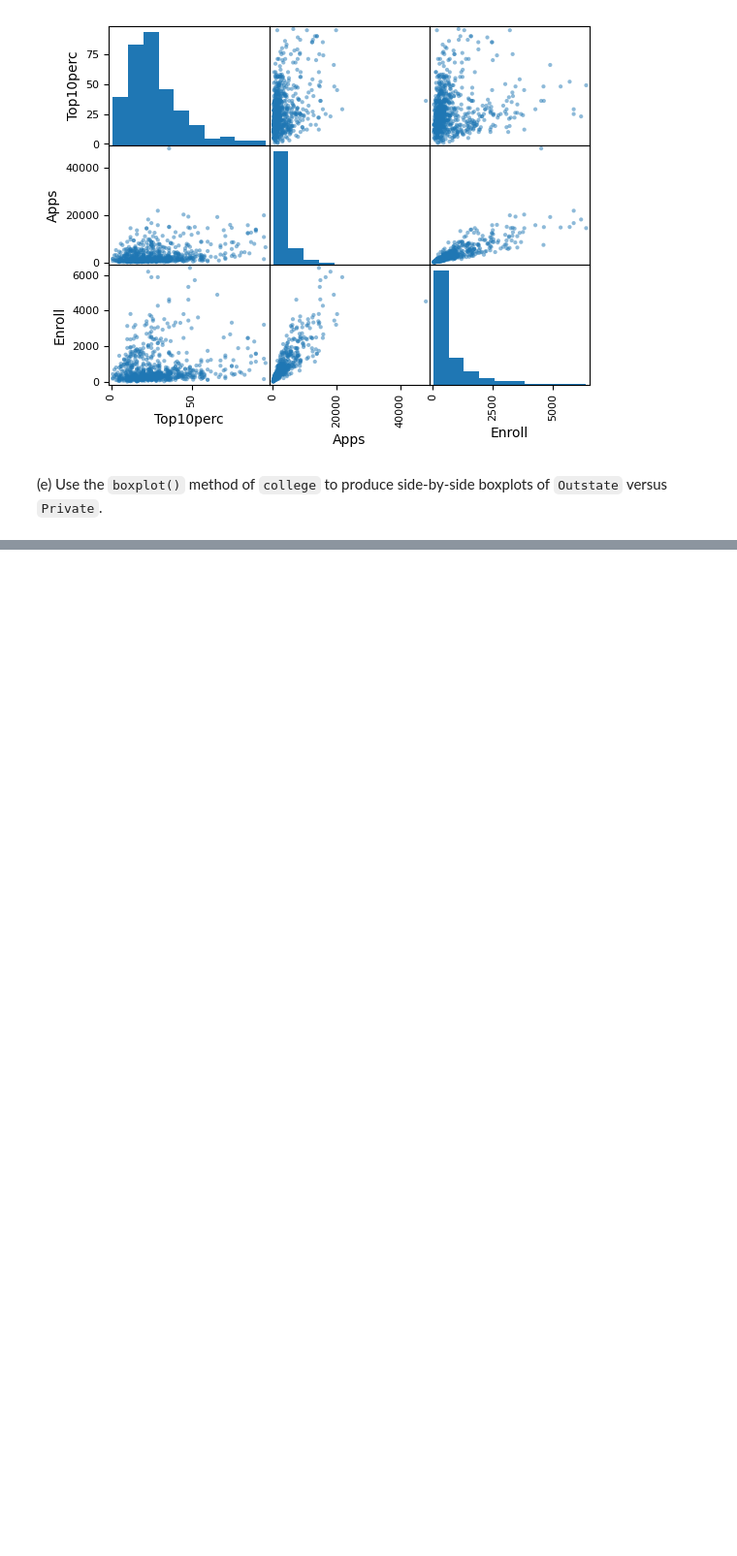
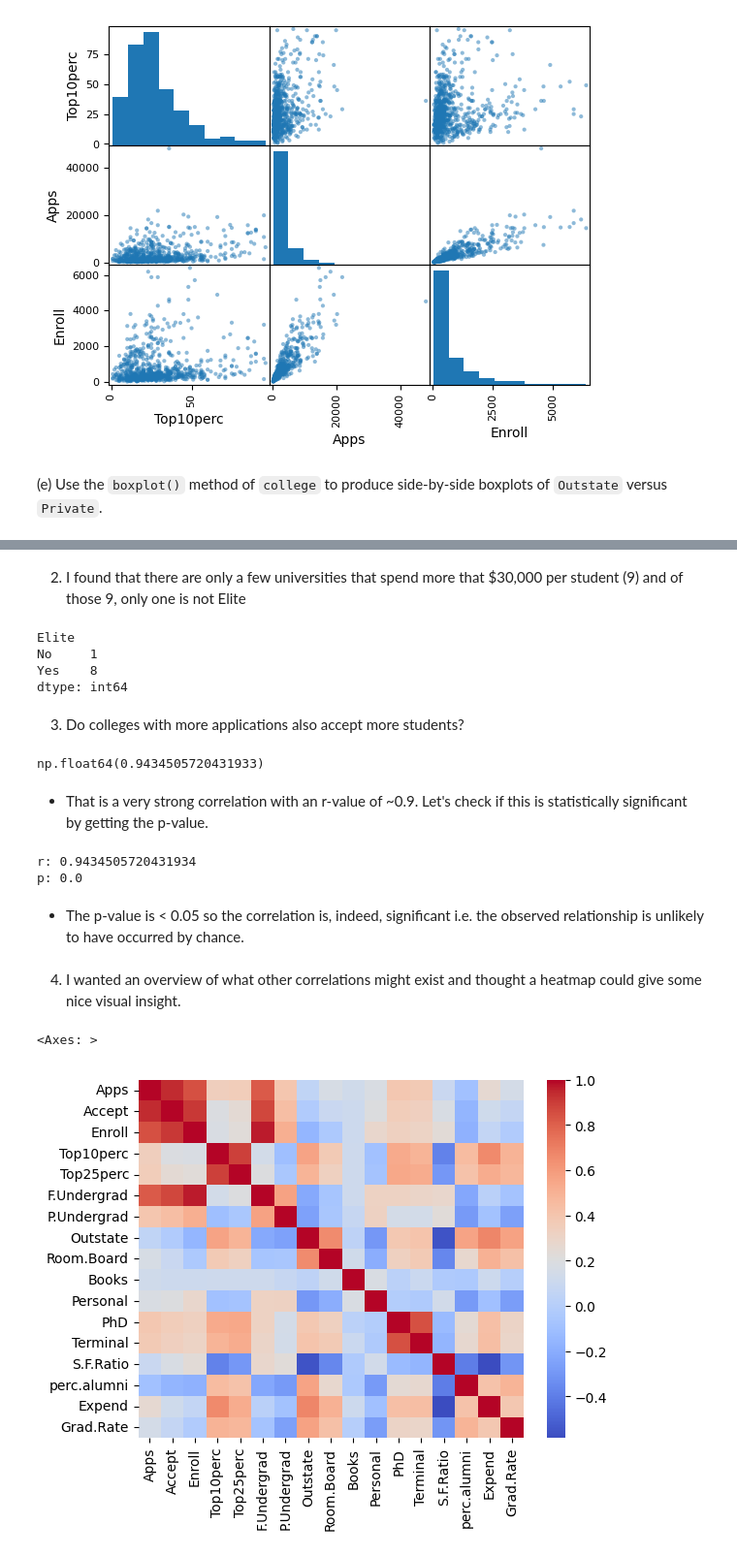
Before and after one commit to Gremlet/databehandling-lab, a Jupyter notebook: lab.ipynb, the cells around one changed output, grey strips where cells are left out. Shown: that part at 97% size. Drawn from its saved outputs; the diff is of its cells as text; code cells hidden in the pictures; blank space fills up the shorter version.

```diff
--- a/lab.ipynb
+++ b/lab.ipynb
@@ -114,0 +171,42 @@ Text(0, 0.5, 'Outstate')
+# %% [markdown]
+2. I found that there are only a few universities that spend more that $30,000 per student (9) and of those 9, only one is not Elite
+# %%
+college.loc[college["Expend"] > 30000].groupby("Elite", observed=False).size()
+# %% [output]
+Elite
+No     1
+Yes    8
+dtype: int64
+# %% [markdown]
+3. Do colleges with more applications also accept more students?
+# %%
+college["Apps"].corr(college["Accept"])
+# %% [output]
+np.float64(0.9434505720431933)
+# %% [markdown]
+- That is a very strong correlation with an r-value of ~0.9. Let's check if this is statistically significant by getting the p-value.
+# %%
+from scipy.stats import pearsonr
+
+r, p = pearsonr(college["Apps"], college["Accept"])
+print("r:", r)
+print("p:", p)
+# %% [output]
+r: 0.9434505720431934
+p: 0.0
+# %% [markdown]
+- The p-value is < 0.05 so the correlation is, indeed, significant i.e. the observed relationship is unlikely to have occurred by chance.
+# %% [markdown]
+4. I wanted an overview of what other correlations might exist and thought a heatmap could give some nice visual insight.
+# %%
+import seaborn as sns
+
+# get only numeric columns, as we can't use corr with categorical columns like Elite
+college_numeric = college.select_dtypes(include="number")
+
+corr_matrix = college_numeric.corr()
+
+sns.heatmap(corr_matrix, cmap="coolwarm")
+# %% [output]
+<Axes: >
+[figure, added]
```
Also changed, not shown: parts of 12 cells of this notebook.
